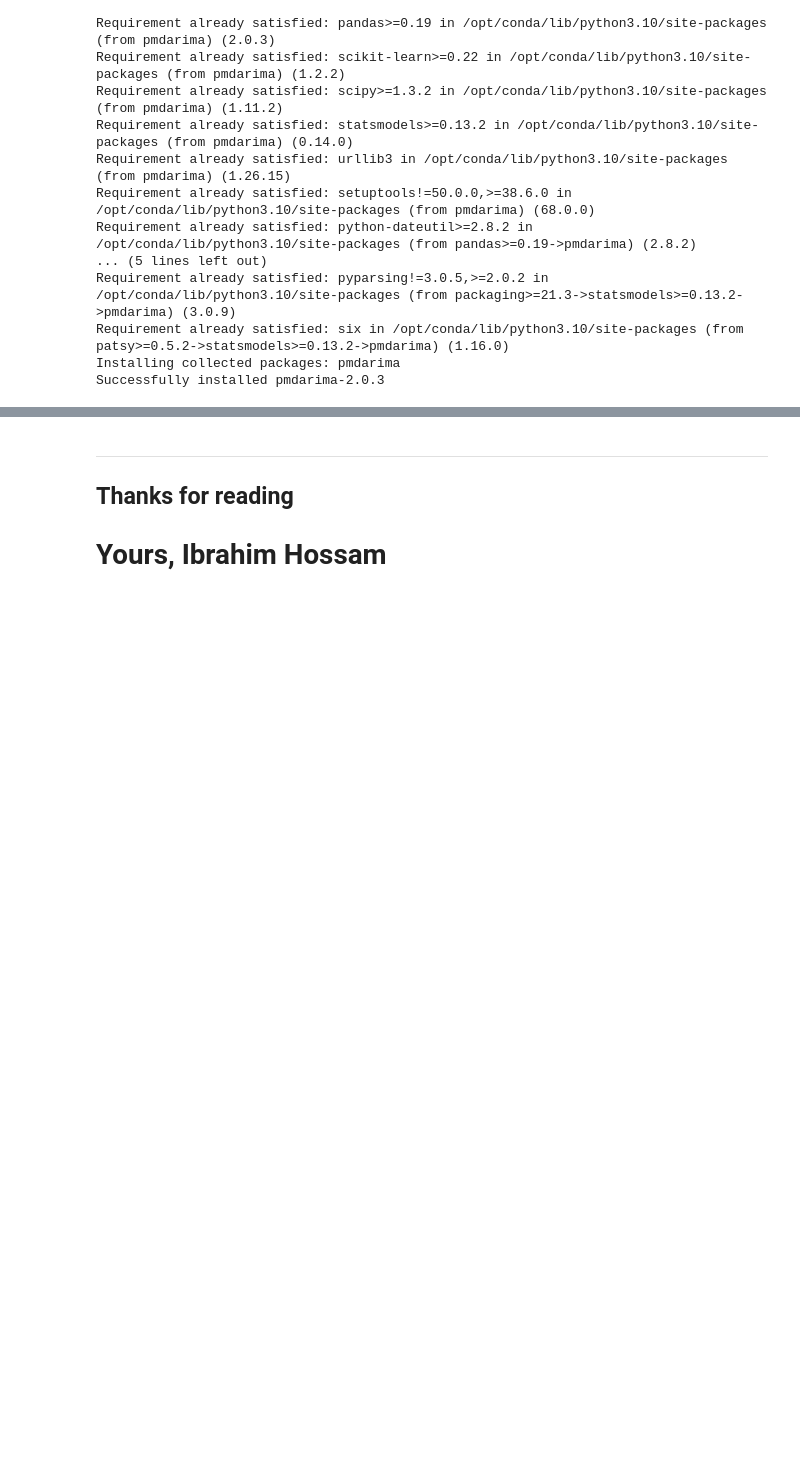
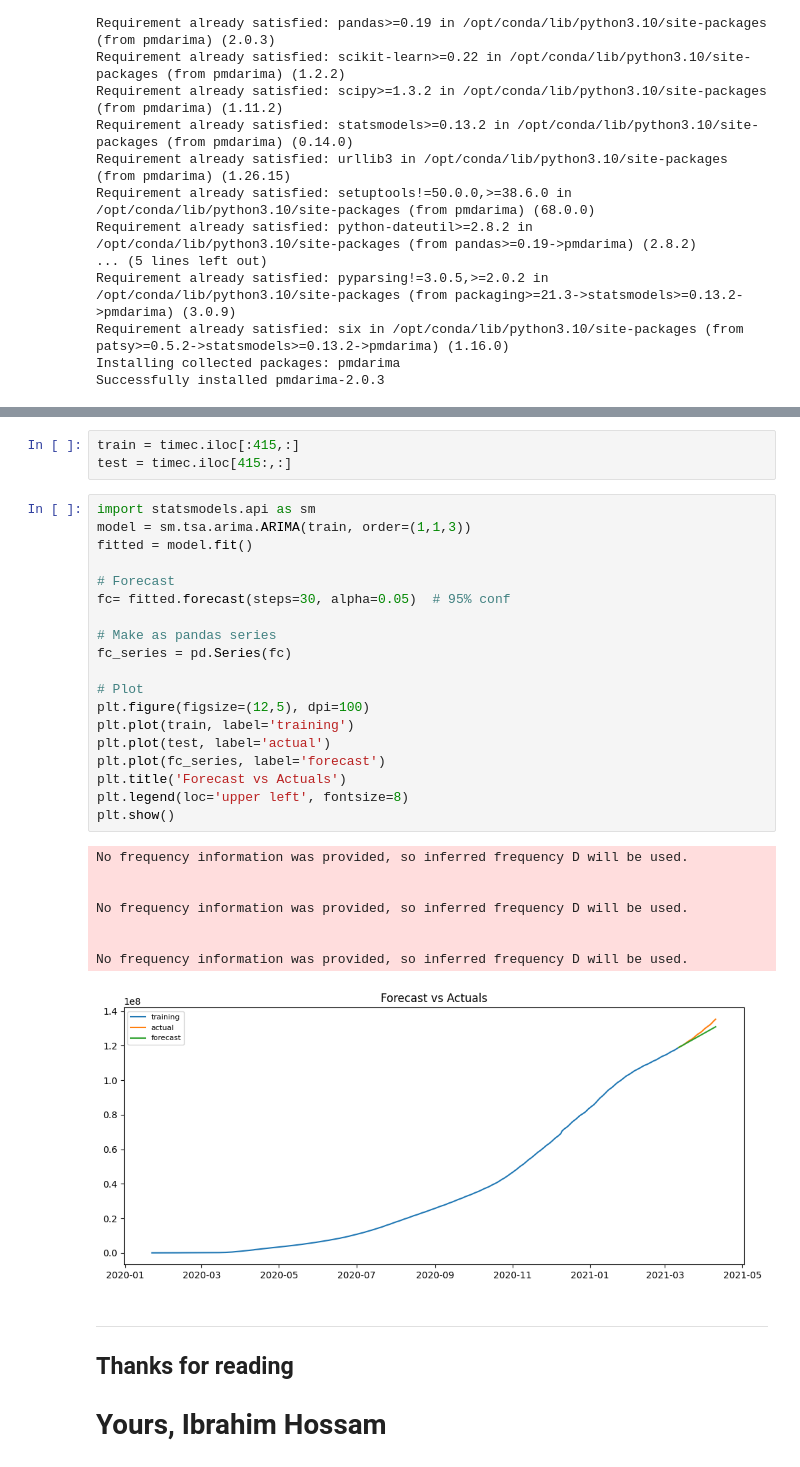
Before and after one commit to Ibrahim-Hossam/AI-502, a Jupyter notebook: covid-time-series-eda.ipynb, the cells around one changed output, grey strips where cells are left out. Cells and saved outputs as stored; diff of their text form; blank space fills up the shorter version.

Commit message:
Kaggle Notebook | Covid-Time-Series_EDA | Version 8

```diff
--- a/covid-time-series-eda.ipynb
+++ b/covid-time-series-eda.ipynb
@@ -835,6 +835,37 @@ Performing stepwise search to minimize aic
 Warnings:
 [1] Covariance matrix calculated using the outer product of gradients (complex-step).
 [2] Covariance matrix is singular or near-singular, with condition number 3.84e+34. Standard errors may be unstable.
+# %%
+train = timec.iloc[:415,:]
+test = timec.iloc[415:,:]
+# %%
+import statsmodels.api as sm
+model = sm.tsa.arima.ARIMA(train, order=(1,1,3))
+fitted = model.fit()
+
+# Forecast
+fc= fitted.forecast(steps=30, alpha=0.05)  # 95% conf
+
+# Make as pandas series
+fc_series = pd.Series(fc)
+
+# Plot
+plt.figure(figsize=(12,5), dpi=100)
+plt.plot(train, label='training')
+plt.plot(test, label='actual')
+plt.plot(fc_series, label='forecast')
+plt.title('Forecast vs Actuals')
+plt.legend(loc='upper left', fontsize=8)
+plt.show()
+# %% [output]
+No frequency information was provided, so inferred frequency D will be used.
+
+
+No frequency information was provided, so inferred frequency D will be used.
+
+
+No frequency information was provided, so inferred frequency D will be used.
+[figure, added]
 # %% [markdown]
 ***
 ## Thanks for reading
```
Also changed, not shown: parts of 3 cells of this notebook.
